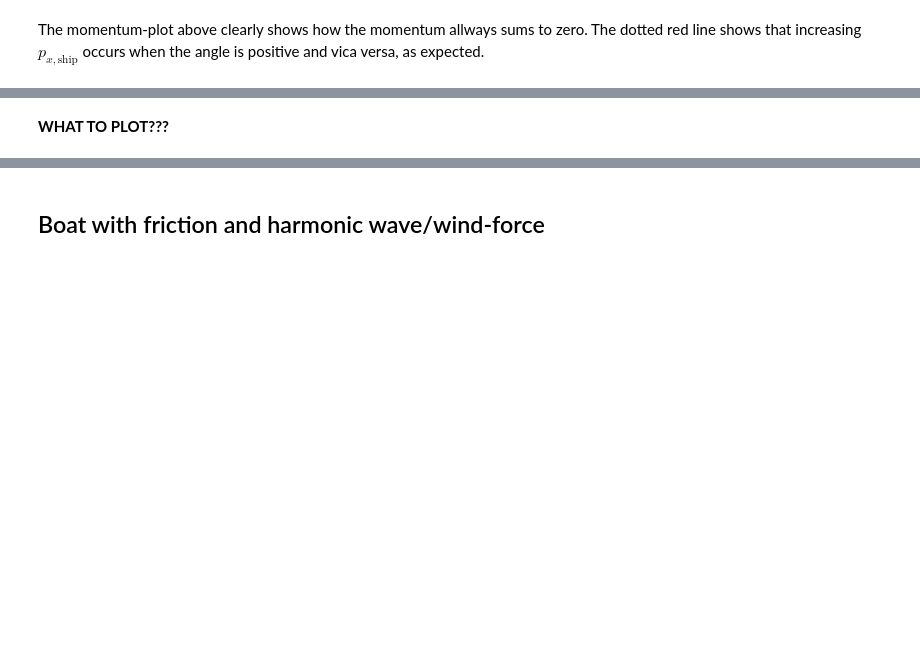
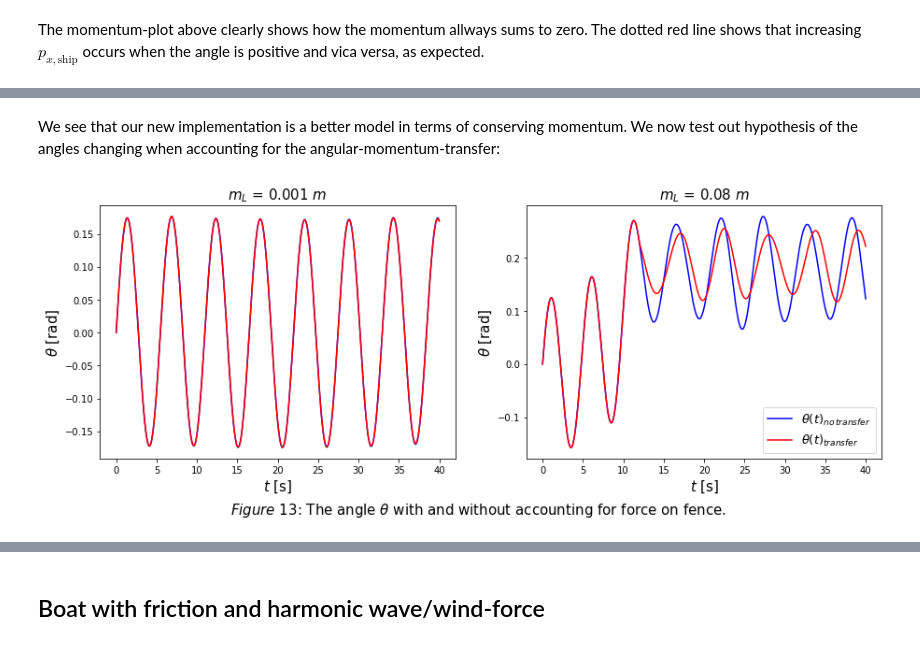
Before and after one commit to Trond01/TMA4320_prosjekt_2, a Jupyter notebook: prosjekt2.ipynb, the cells around one changed output, grey strips where cells are left out. Cells and saved outputs as stored; diff of their text form; code cells hidden in the pictures; blank space fills up the shorter version.

```diff
--- a/prosjekt2.ipynb
+++ b/prosjekt2.ipynb
@@ -1316,3 +1350,19 @@ for i in range(2):
+# %%
+t0, t_end = 0, 40
+h = 0.01
+w0 = [0, 0.2, 0, 0, yC0, 0, 3, 0]
+
+times_inelastic, w_vectors_inelastic = [], []
+
+for i in range(len(m_L_factor_list)):
+    m_L   = m_L_factor_list[i] * m
+    w0[4] = initial_yC[i]
+    t_vals, w_vals = ode_solver(f_cargo_with_fence_inelastic, t0, t_end, w0, h, method=RK4_method)
+    times_inelastic.append(t_vals)
+    w_vectors_inelastic.append(w_vals)
+
+#     animate_boat(t_vals, w_vals[0], w_vals[2], w_vals[4], w_vals[6], title = r"$m_L=$ " + f"{m_L_factor_list[i]} $m$",
+#                  gif_name = f"inelastic_fence_mL={m_L_factor_list[i]}m", gjerde = True)
 # %% [markdown]
 <a class="anchor" id="anim1"></a>
 
@@ -1324,2 +1374,10 @@ for i in range(2):
 # %% [markdown]
-**WHAT TO PLOT???**
+We see that our new implementation is a better model in terms of conserving momentum. We now test out hypothesis of the angles changing when accounting for the angular-momentum-transfer:
+# %%
+plot_function_dual([[times[0], times_inelastic[0]], [times[1], times_inelastic[1]]],
+                    [[w_vectors[0][0], w_vectors_inelastic[0][0]], [w_vectors[1][0], w_vectors_inelastic[1][0]]],
+                   [['b', 'r'], ['b', 'r']], titles = [f"$m_L$ = {m_L_factor_list[0]} $m$", f"$m_L$ = {m_L_factor_list[1]} $m$"],
+                   labels = [False, [r"$\theta(t)_{no\, transfer}$", r"$\theta(t)_{transfer}$"]], loc = [False, "lower right"],
+                   fig_text = r"The angle $\theta$ with and without accounting for force on fence.", title_size=15)
+# %% [output]
+[figure, added]
```
Also changed, not shown: parts of 28 cells of this notebook, 4 other files.
